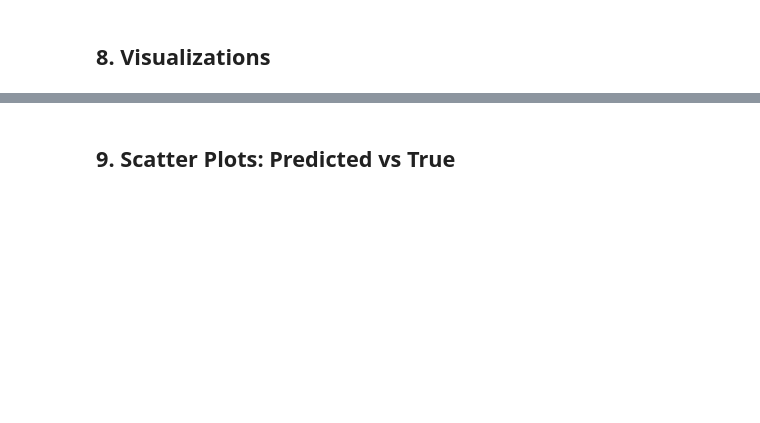
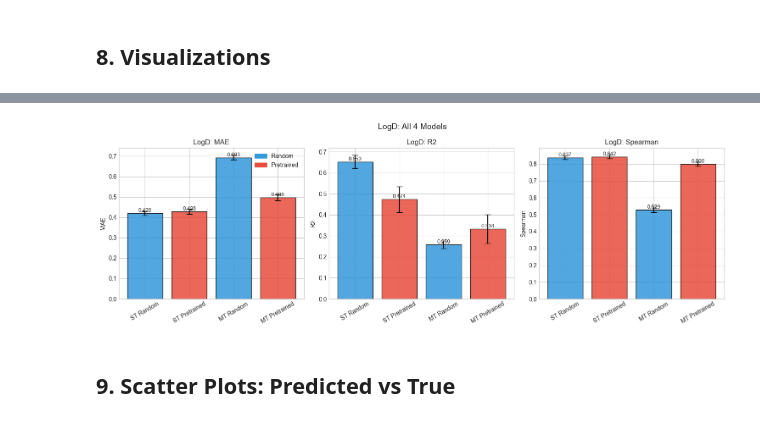
Before and after one commit to pgniewko/golem, a Jupyter notebook: notebooks/compare_experiments.ipynb, the cells around one changed output, grey strips where cells are left out. Cells and saved outputs as stored; diff of their text form; code cells hidden in the pictures; blank space fills up the shorter version.

```diff
--- a/notebooks/compare_experiments.ipynb
+++ b/notebooks/compare_experiments.ipynb
@@ -409,35 +544,40 @@ for metric in ['MAE', 'R2', 'Spearman']:
 # %%
 # === LogD comparison across all 4 models ===
 
-logd_models = [n for n in predictions if 'LogD' in point_metrics.get(n, {})]
+if 'LogD' in EVAL_ENDPOINTS:
+    logd_models = [n for n in predictions if 'LogD' in point_metrics.get(n, {})]
 
-if logd_models:
-    fig, axes = plt.subplots(1, 3, figsize=(15, 5))
+    if logd_models:
+        fig, axes = plt.subplots(1, 3, figsize=(15, 5))
 
-    for ax, metric in zip(axes, ['MAE', 'R2', 'Spearman']):
-        means = [point_metrics[n]['LogD'][metric][0] for n in logd_models]
-        stds = [point_metrics[n]['LogD'][metric][1] for n in logd_models]
-        colors = ['#3498db' if not EXPERIMENTS[n]['pretrained'] else '#e74c3c' for n in logd_models]
+        for ax, metric in zip(axes, ['MAE', 'R2', 'Spearman']):
+            means = [point_metrics[n]['LogD'][metric][0] for n in logd_models]
+            stds = [point_metrics[n]['LogD'][metric][1] for n in logd_models]
+            colors = ['#3498db' if not EXPERIMENTS[n]['pretrained'] else '#e74c3c' for n in logd_models]
 
-        bars = ax.bar(logd_models, means, yerr=stds, capsize=5,
-                      color=colors, edgecolor='black', alpha=0.85)
-        ax.set_ylabel(metric)
-        ax.set_title(f'LogD: {metric}')
-        ax.tick_params(axis='x', rotation=30)
+            bars = ax.bar(logd_models, means, yerr=stds, capsize=5,
+                          color=colors, edgecolor='black', alpha=0.85)
+            ax.set_ylabel(metric)
+            ax.set_title(f'LogD: {metric}')
+            ax.tick_params(axis='x', rotation=30)
 
-        for bar, m in zip(bars, means):
-            ax.text(bar.get_x() + bar.get_width() / 2, bar.get_height(),
-                    f'{m:.3f}', ha='center', va='bottom', fontsize=9)
+            for bar, m in zip(bars, means):
+                ax.text(bar.get_x() + bar.get_width() / 2, bar.get_height(),
+                        f'{m:.3f}', ha='center', va='bottom', fontsize=9)
 
-    from matplotlib.patches import Patch
-    axes[0].legend(handles=[
-        Patch(color='#3498db', label='Random'),
-        Patch(color='#e74c3c', label='Pretrained'),
-    ])
+        from matplotlib.patches import Patch
+        axes[0].legend(handles=[
+            Patch(color='#3498db', label='Random'),
+            Patch(color='#e74c3c', label='Pretrained'),
+        ])
 
-    plt.suptitle('LogD: All 4 Models', fontsize=14)
-    plt.tight_layout()
-    plt.show()
+        plt.suptitle('LogD: All 4 Models', fontsize=14)
+        plt.tight_layout()
+        plt.show()
+else:
+    print('LogD not in EVAL_ENDPOINTS — skipping LogD comparison plot')
+# %% [output]
+[figure, added]
 # %%
 # === Improvement heatmap (multi-task: pretrained vs random) ===
 
```
Also changed, not shown: parts of 16 cells of this notebook, 5 other files.
